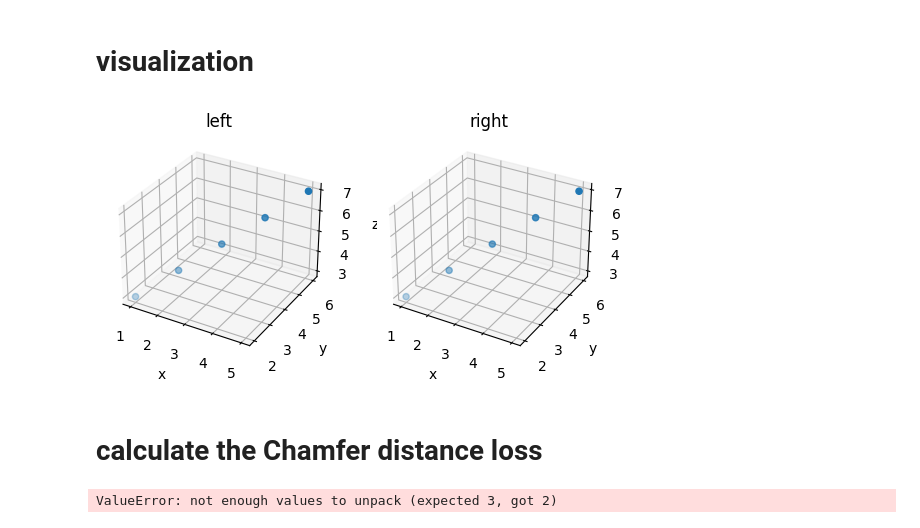
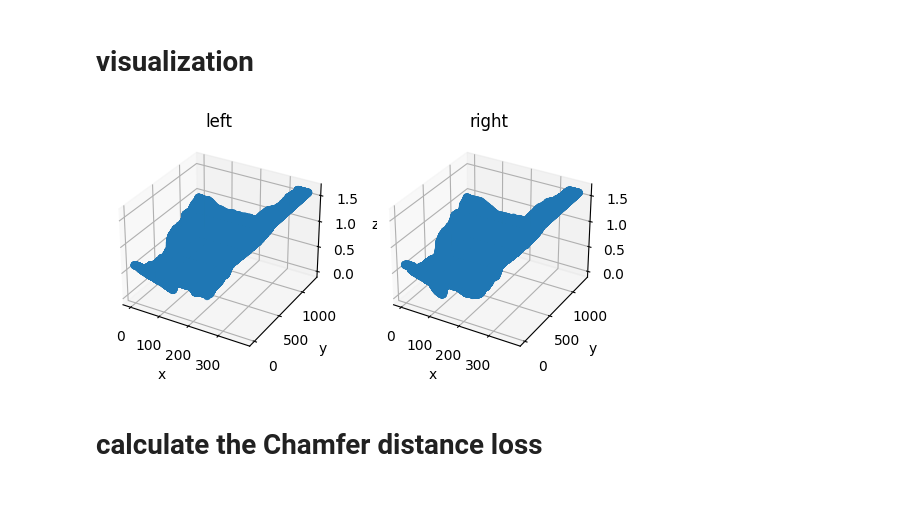
Before and after one commit to zsc2003/ShanghaiTech-CS172, a Jupyter notebook: assignments/assignment2/test.ipynb, the cells around one changed output. Saved outputs shown, nothing was run; the diff lists cells and outputs as text; code cells hidden in the pictures; blank space fills up the shorter version.

```diff
--- a/assignments/assignment2/test.ipynb
+++ b/assignments/assignment2/test.ipynb
@@ -3,78 +3,38 @@
 # %%
 import matplotlib.pyplot as plt
 from mpl_toolkits.mplot3d import Axes3D
 
-point1 = []
-with open('left.txt', 'r') as f:
-    for line in f.readlines():
-        point1.append([float(x) for x in line.split()])
+# point1 = []
+# with open('left.txt', 'r') as f:
+#     for line in f.readlines():
+#         point1.append([float(x) for x in line.split()])
 
+point1 = l
 point2 = []
 with open('left.txt', 'r') as f:
     for line in f.readlines():
         point2.append([float(x) for x in line.split()])
 
 x1, y1, z1 = zip(*point1)
 x2, y2, z2 = zip(*point2)
 
 fig = plt.figure()
 ax = fig.add_subplot(121, projection='3d')
 ax.scatter(x1, y1, z1)
 ax.set_xlabel('x')
 ax.set_ylabel('y')
 ax.set_zlabel('z')
 ax.set_title('left')
 
 ax = fig.add_subplot(122, projection='3d')
 ax.scatter(x2, y2, z2)
 ax.set_xlabel('x')
 ax.set_ylabel('y')
 ax.set_zlabel('z')
 ax.set_title('right')
 
 plt.show()
 # %% [output]
-[figure, old version]
+[figure, new version]
 # %% [markdown]
 # calculate the Chamfer distance loss
-# %%
-import torch
-def array2samples_distance(array1, array2):
-    """
-    arguments:
-        array1: the array, size: (num_point, num_feature)
-        array2: the samples, size: (num_point, num_feature)
-    returns:
-        distances: each entry is the distance from a sample to array1
-    """
-
-    num_point1, num_features1 = array1.shape
-    num_point2, num_features2 = array2.shape
-
-    expanded_array1 = array1.repeat(num_point2, 1)
-    expanded_array2 = torch.reshape(
-            torch.unsqueeze(array2, 1).repeat(1, num_point1, 1),
-            (-1, num_features2))
-
-    distances = (expanded_array1-expanded_array2)* (expanded_array1-expanded_array2)
-    #    distances = torch.sqrt(distances)
-    distances = torch.sum(distances,dim=1)
-    distances = torch.reshape(distances, (num_point2, num_point1))
-    distances = torch.min(distances,dim=1)[0]
-    distances = torch.mean(distances)
-    return distances
-
-def chamfer_distance(array1, array2, loss_type):
-    if loss_type:
-        return 1
-    m_batch_size, num_point, num_features = array1.shape
-    dist = 0
-    for i in range(m_batch_size):
-        av_dist1 = array2samples_distance(array1[i], array2[i])
-        av_dist2 = array2samples_distance(array2[i], array1[i])
-        dist = dist + (av_dist1+av_dist2)
-    return dist*100
-
-print(chamfer_distance(torch.tensor(point1), torch.tensor(point2), 0))
-# %% [output]
-ValueError: not enough values to unpack (expected 3, got 2)
```
Also changed, not shown: parts of 1 cell of this notebook, 20 other files.
